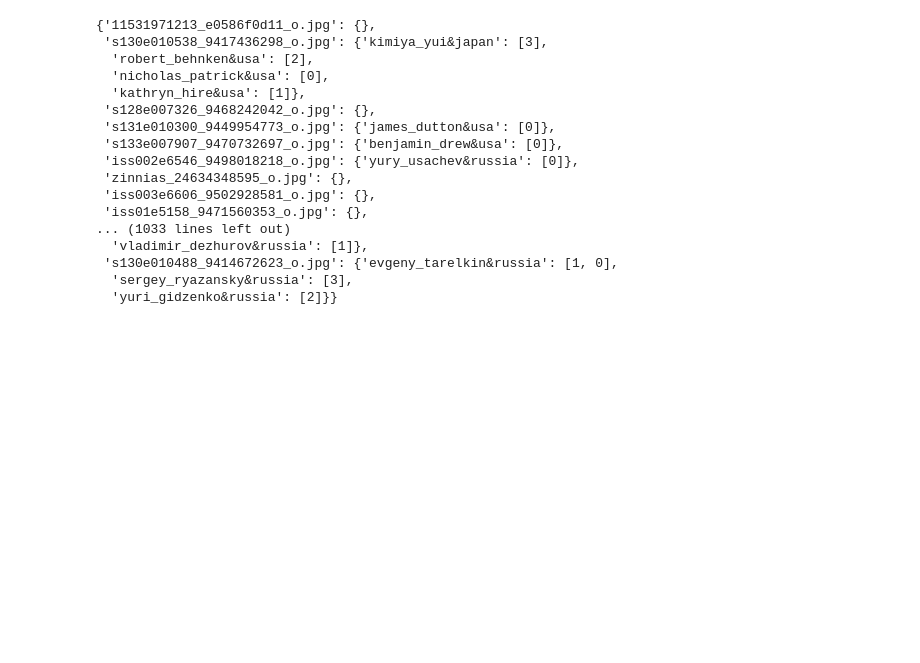
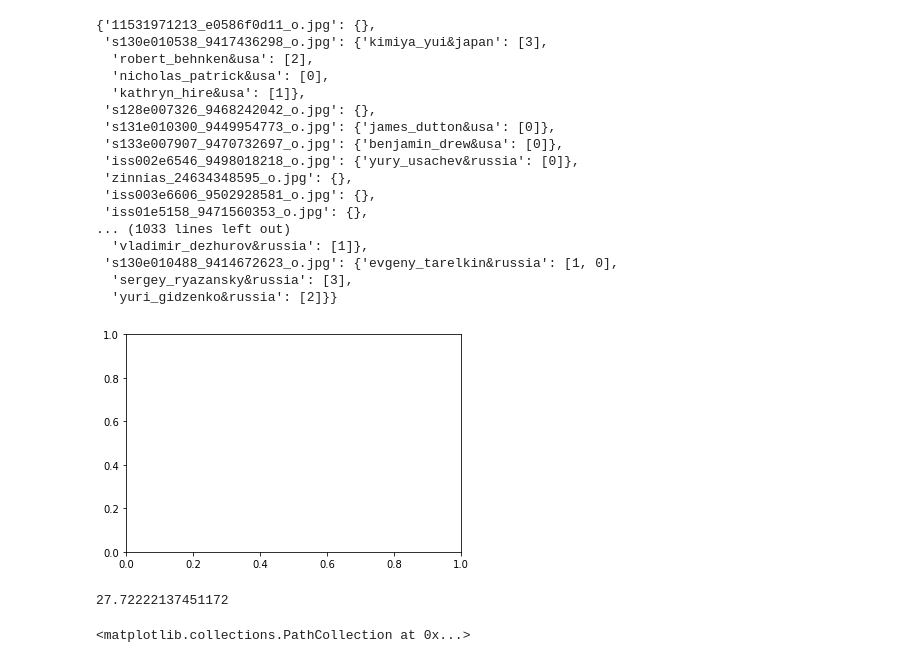
Before and after one commit to kling109/ISS-Archaeology, a Jupyter notebook: Facial_Recognition_Model/Data_Processing.ipynb, the cells around one changed output. Saved outputs shown, nothing was run; the diff lists cells and outputs as text; code cells hidden in the pictures; blank space fills up the shorter version.

Commit message:
Working on bulding an image

```diff
--- a/Facial_Recognition_Model/Data_Processing.ipynb
+++ b/Facial_Recognition_Model/Data_Processing.ipynb
@@ -42,0 +107,14 @@ with open('pairs.json', 'w') as write_file:
+# %%
+fig, ax = plt.subplots()
+# %% [output]
+[figure, added]
+# %%
+usa = len(names["usa"])
+points = genPoints(usa, 500)
+scatter = [p + USA_BASE for p in points]
+# %% [output]
+27.72222137451172
+# %%
+ax.scatter([s[0] for s in scatter], [s[1] for s in scatter])
+# %% [output]
+<matplotlib.collections.PathCollection at 0x...>
```
Also changed, not shown: parts of 8 cells of this notebook, 1 other file.
